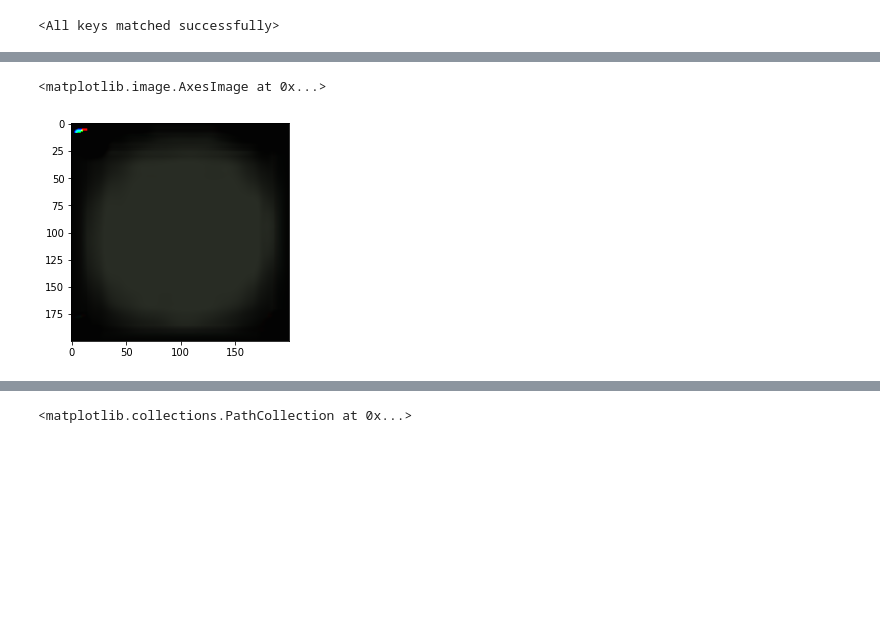
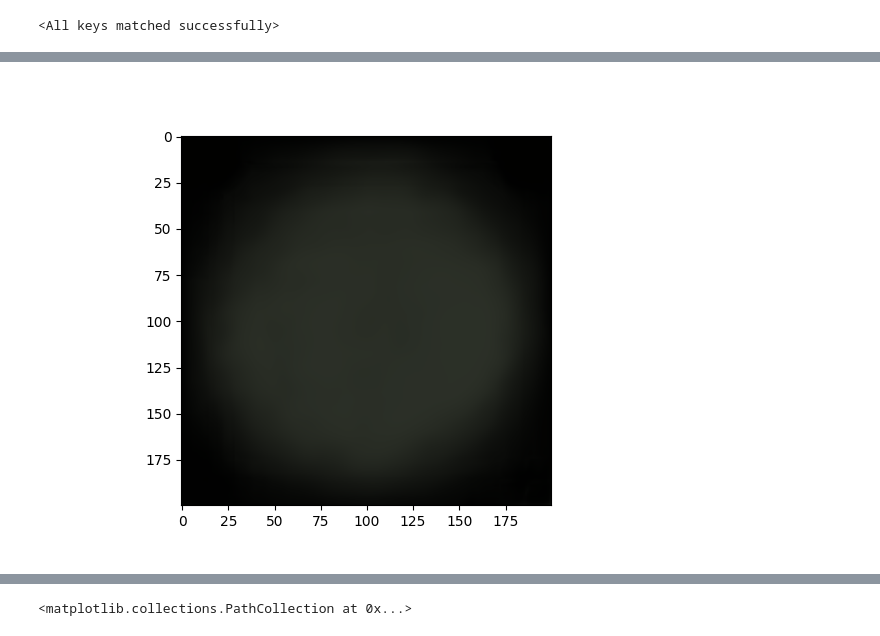
Before and after one commit to Abdigal1/paltas_repo, a Jupyter notebook: Model_1/results/Results_processing/Load_results.ipynb, the cells around one changed output, grey strips where cells are left out. Cells and saved outputs as stored; diff of their text form; code cells hidden in the pictures; blank space fills up the shorter version.

```diff
--- a/Model_1/results/Results_processing/Load_results.ipynb
+++ b/Model_1/results/Results_processing/Load_results.ipynb
@@ -111,11 +119,12 @@ a=torch.load(os.path.join(res_dir,'best0.pt'))
                  layer_sizes=[],
                  latent_space_size=50,
                  conv_kernel_size=15,
+                 activators=[nn.Tanh(),nn.ReLU(),nn.ReLU()],
                  conv_pooling=False,
                  conv_batch_norm=True,
                  NN_batch_norm=True,
                  stride=2,
-                device='cuda')
+                device='cpu')
 # %%
 model.load_state_dict(a)
 # %% [output]
@@ -151,6 +160,7 @@ from Transforms import output_transform
 from Transforms import rgb_normalize
 
 DB="/run/user/1000/gvfs/afp-volume:host=MyCloudPR4100.local,user=aorus_1,volume=Paltas_DataBase/Data_Base_v2"
+DB="/home/liiarpi-01/proyectopaltas/Local_data_base/Data_Base_v2"
 
 d_tt=transforms.Compose([
         phantom_segmentation_(False),
@@ -162,5 +172,5 @@ d_tt=transforms.Compose([
 
 datab=Dataset_direct(root_dir=DB,ImType=['PhantomRGB'],Intersec=False,transform=d_tt)
 # %%
-img=datab[500]
+img=datab[15]
 # %%
@@ -218,16 +229,17 @@ for i in range(40):
 ... (68 outputs left out)
 # %%
-model.to('cuda')
-io=model(torch.unsqueeze(img['PhantomRGB'], 0).to('cuda'))
+model.to('cpu')
+io=model(torch.unsqueeze(img['PhantomRGB'], 0).to('cpu'))
 # %%
 io=io[0].to('cpu').detach().numpy()
 # %%
+fig = plt.figure()
 io=io[0,:,:,:]
 ir=np.dstack([io[0,:,:],io[1,:,:],io[2,:,:]])
 plt.imshow(ir)
+plt.show()
 # %% [output]
-<matplotlib.image.AxesImage at 0x...>
-[figure, old version]
+[figure, new version]
 # %%
 np.min(io[0,:,:])
 # %% [output]
```
Also changed, not shown: parts of 10 cells of this notebook, 34 other files.
